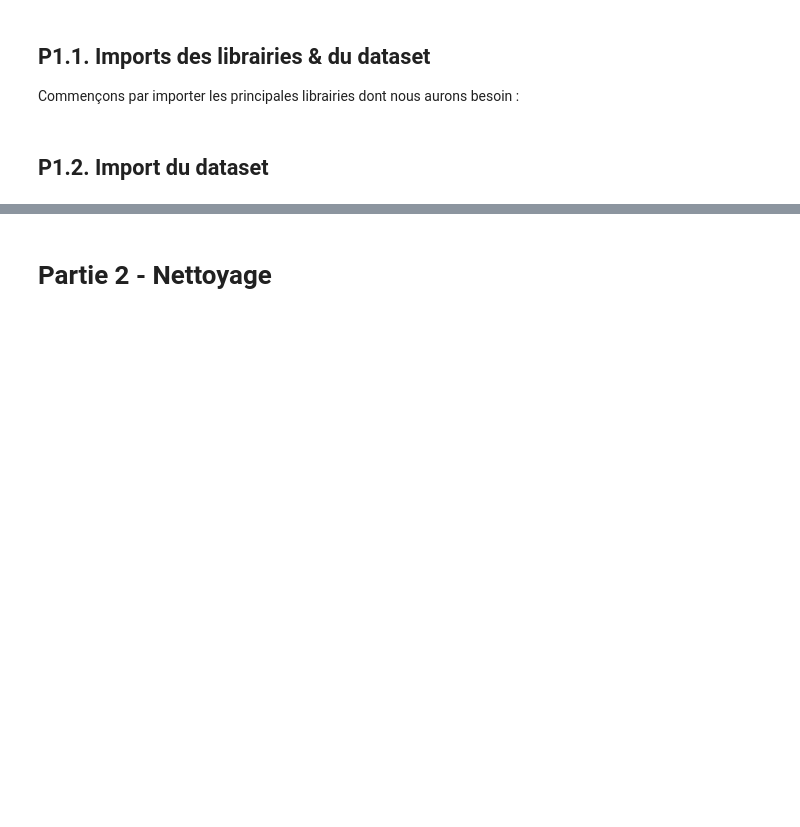
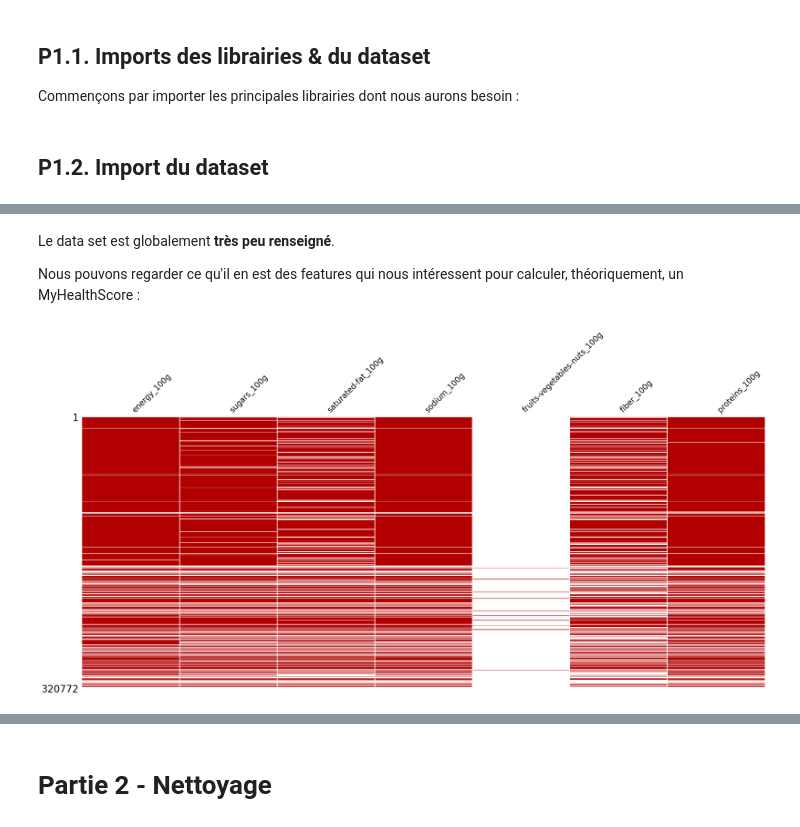
Before and after one commit to ClementPatin/OC-P3, a Jupyter notebook: Patin_Clement_1_notebook_052023.ipynb, the cells around one changed output, grey strips where cells are left out. Saved outputs shown, nothing was run; the diff lists cells and outputs as text; code cells hidden in the pictures; blank space fills up the shorter version.

```diff
--- a/Patin_Clement_1_notebook_052023.ipynb
+++ b/Patin_Clement_1_notebook_052023.ipynb
@@ -34,0 +112,10 @@ food.head()
+# %% [markdown]
+Le data set est globalement **très peu renseigné**.
+
+Nous pouvons regarder ce qu'il en est des features qui nous intéressent pour calculer, théoriquement, un MyHealthScore :
+# %%
+theoricalFeaturesNames=["energy_100g","sugars_100g","saturated-fat_100g","sodium_100g","fruits-vegetables-nuts_100g","fiber_100g","proteins_100g"]
+ms.matrix(foodRaw[theoricalFeaturesNames],color=[0.7,0.0,0.0],sparkline=False) # dataviz of missing data
+plt.show()
+# %% [output]
+[figure, added]
```
Also changed, not shown: parts of 32 cells of this notebook.
